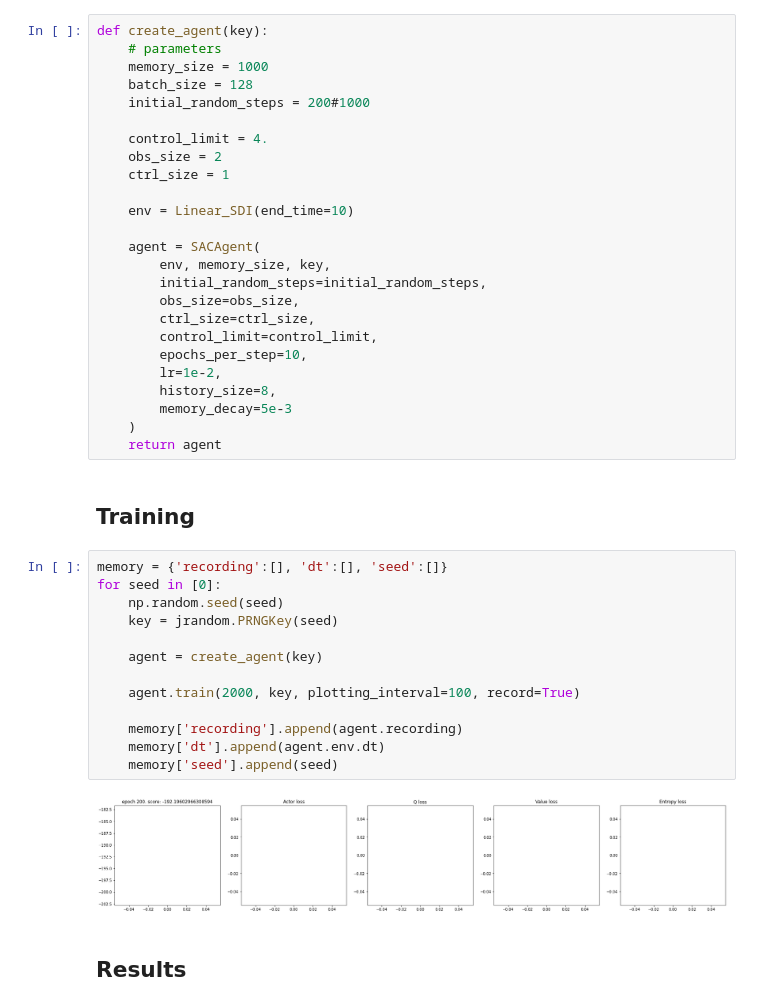
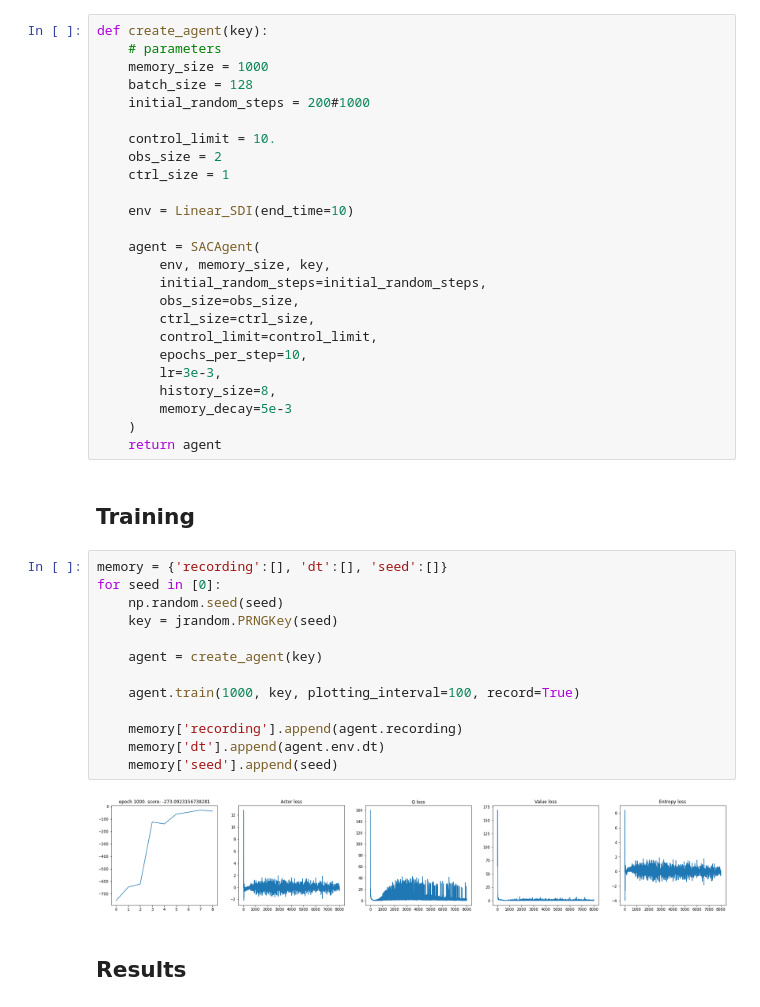
Before and after one commit to JopNiessen/SoftActorCritic, a Jupyter notebook: RecurrentSoftActorCritic_straightline_motion.ipynb, the cells around one changed output. Drawn from its saved outputs; the diff is of its cells as text.

```diff
--- a/RecurrentSoftActorCritic_straightline_motion.ipynb
+++ b/RecurrentSoftActorCritic_straightline_motion.ipynb
@@ -33,7 +33,7 @@ def create_agent(key):
     batch_size = 128
     initial_random_steps = 200#1000
 
-    control_limit = 4.
+    control_limit = 10.
     obs_size = 2
     ctrl_size = 1
 
@@ -46,7 +46,7 @@ def create_agent(key):
         ctrl_size=ctrl_size,
         control_limit=control_limit,
         epochs_per_step=10,
-        lr=1e-2,
+        lr=3e-3,
         history_size=8,
         memory_decay=5e-3
     )
@@ -56,18 +56,18 @@ def create_agent(key):
 # %%
 memory = {'recording':[], 'dt':[], 'seed':[]}
 for seed in [0]:
     np.random.seed(seed)
     key = jrandom.PRNGKey(seed)
 
     agent = create_agent(key)
 
-    agent.train(2000, key, plotting_interval=100, record=True)
+    agent.train(1000, key, plotting_interval=100, record=True)
 
     memory['recording'].append(agent.recording)
     memory['dt'].append(agent.env.dt)
     memory['seed'].append(seed)
 # %% [output]
-[figure, old version]
+[figure, new version]
 # %% [markdown]
 ## Results
 # %%
```
Also changed, not shown: parts of 4 cells of this notebook.
